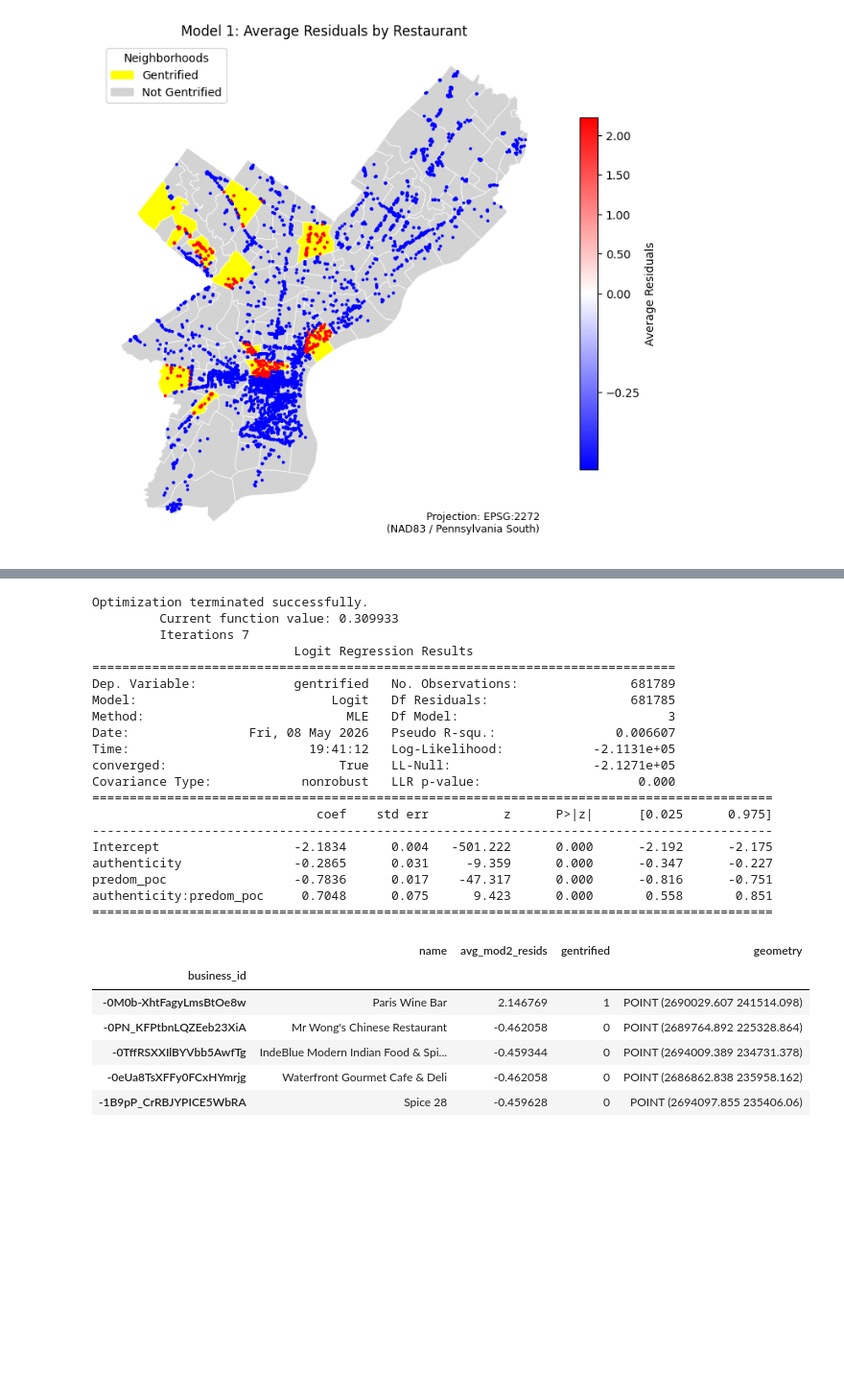
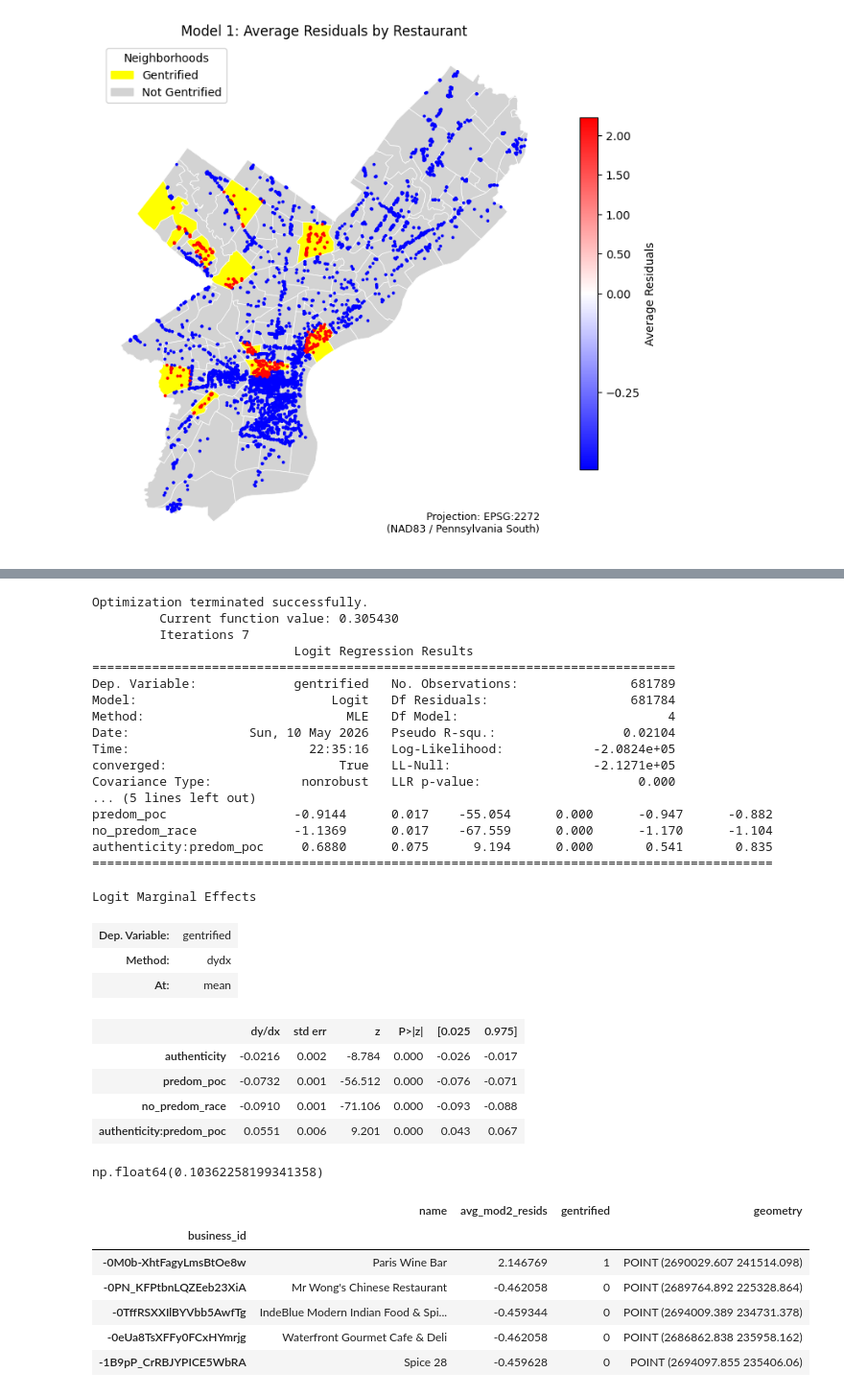
Before and after one commit to glow-27/COGS_209_proj, a Jupyter notebook: 2020_text_processing.ipynb, the cells around one changed output, grey strips where cells are left out. Shown at 96% size. Drawn from its saved outputs; the diff is of its cells as text; code cells hidden in the pictures; blank space fills up the shorter version.

```diff
--- a/2020_text_processing.ipynb
+++ b/2020_text_processing.ipynb
@@ -392,25 +497,38 @@ plt.show()
 # %%
-authenticity_mixed_model = smf.logit('gentrified ~ authenticity + predom_poc + authenticity:predom_poc', data=dat).fit()
-print(authenticity_mixed_model.summary())
+authenticity_int_model = smf.logit('gentrified ~ authenticity + predom_poc + no_predom_race + authenticity:predom_poc', data=dat).fit()
+print(authenticity_int_model.summary())
 # %% [output]
 Optimization terminated successfully.
-         Current function value: 0.309933
+         Current function value: 0.305430
          Iterations 7
                            Logit Regression Results
 ==============================================================================
 Dep. Variable:             gentrified   No. Observations:               681789
-Model:                          Logit   Df Residuals:                   681785
-Method:                           MLE   Df Model:                            3
-Date:                Fri, 08 May 2026   Pseudo R-squ.:                0.006607
-Time:                        19:41:12   Log-Likelihood:            -2.1131e+05
+Model:                          Logit   Df Residuals:                   681784
+Method:                           MLE   Df Model:                            4
+Date:                Sun, 10 May 2026   Pseudo R-squ.:                 0.02104
+Time:                        22:35:16   Log-Likelihood:            -2.0824e+05
 converged:                       True   LL-Null:                   -2.1271e+05
 Covariance Type:            nonrobust   LLR p-value:                     0.000
+... (5 lines left out)
+predom_poc                 -0.9144      0.017    -55.054      0.000      -0.947      -0.882
+no_predom_race             -1.1369      0.017    -67.559      0.000      -1.170      -1.104
+authenticity:predom_poc     0.6880      0.075      9.194      0.000       0.541       0.835
 ===========================================================================================
-                              coef    std err          z      P>|z|      [0.025      0.975]
--------------------------------------------------------------------------------------------
-Intercept                  -2.1834      0.004   -501.222      0.000      -2.192      -2.175
-authenticity               -0.2865      0.031     -9.359      0.000      -0.347      -0.227
-predom_poc                 -0.7836      0.017    -47.317      0.000      -0.816      -0.751
-authenticity:predom_poc     0.7048      0.075      9.423      0.000       0.558       0.851
-===========================================================================================
+# %%
+authenticity_int_model.get_margeff(at="mean").summary()
+# %% [output]
+Logit Marginal Effects
+| Dep. Variable: | gentrified |
+| Method: | dydx |
+| At: | mean |
+|  | dy/dx | std err | z | P>|z| | [0.025 | 0.975] |
+| authenticity | -0.0216 | 0.002 | -8.784 | 0.000 | -0.026 | -0.017 |
+| predom_poc | -0.0732 | 0.001 | -56.512 | 0.000 | -0.076 | -0.071 |
+| no_predom_race | -0.0910 | 0.001 | -71.106 | 0.000 | -0.093 | -0.088 |
+| authenticity:predom_poc | 0.0551 | 0.006 | 9.201 | 0.000 | 0.043 | 0.067 |
+# %%
+np.exp(-2.267)
+# %% [output]
+np.float64(0.10362258199341358)
 # %%
```
Also changed, not shown: parts of 30 cells of this notebook, 1 other file.
